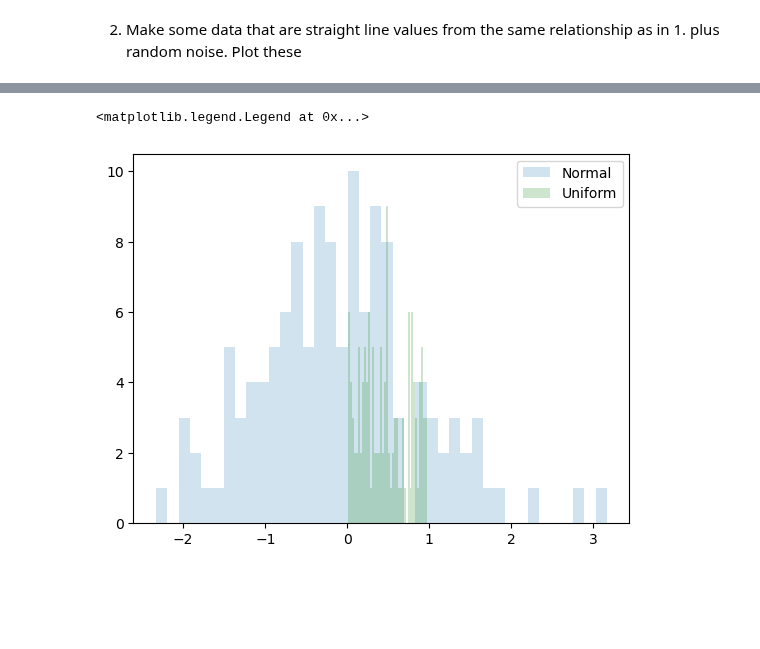
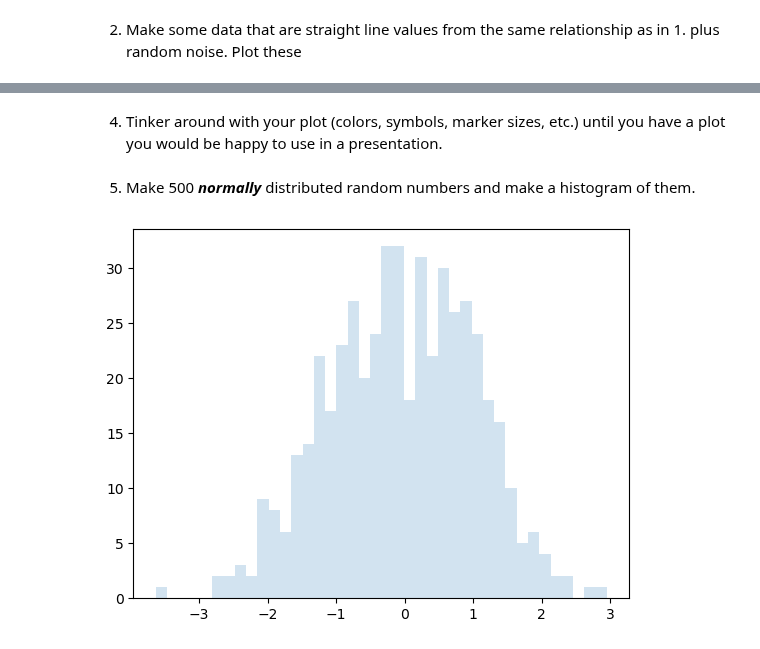
Before and after one commit to psychdatascience/FDS-CourseTwo, a Jupyter notebook: tu08_re_MatPlotLib_HWS.ipynb, the cells around one changed output, grey strips where cells are left out. Saved outputs shown, nothing was run; the diff lists cells and outputs as text; code cells hidden in the pictures; blank space fills up the shorter version.

```diff
--- a/tu08_re_MatPlotLib_HWS.ipynb
+++ b/tu08_re_MatPlotLib_HWS.ipynb
@@ -26,10 +46,9 @@ plt.legend()
+# %% [markdown]
+4. Tinker around with your plot (colors, symbols, marker sizes, etc.) until you have a plot you would be happy to use in a presentation.
+# %% [markdown]
+5. Make 500 ***normally*** distributed random numbers and make a histogram of them.
 # %%
-x1 = np.random.randn(128)
-x2 = np.random.rand(128)
+x1 = np.random.randn(500)
+plt.hist(x1, bins = 40, alpha = 0.2, label = 'Normal');
+# %% [output]
+[figure, added]
-# %%
-plt.hist(x1, bins = 40, alpha = 0.2, label = 'Normal');
-plt.hist(x2, bins = 40, color = 'g', alpha = 0.2, label = 'Uniform');
-plt.legend()
-# %% [output]
-<matplotlib.legend.Legend at 0x...>
-[figure, removed]
```
Also changed, not shown: parts of 11 cells of this notebook.
